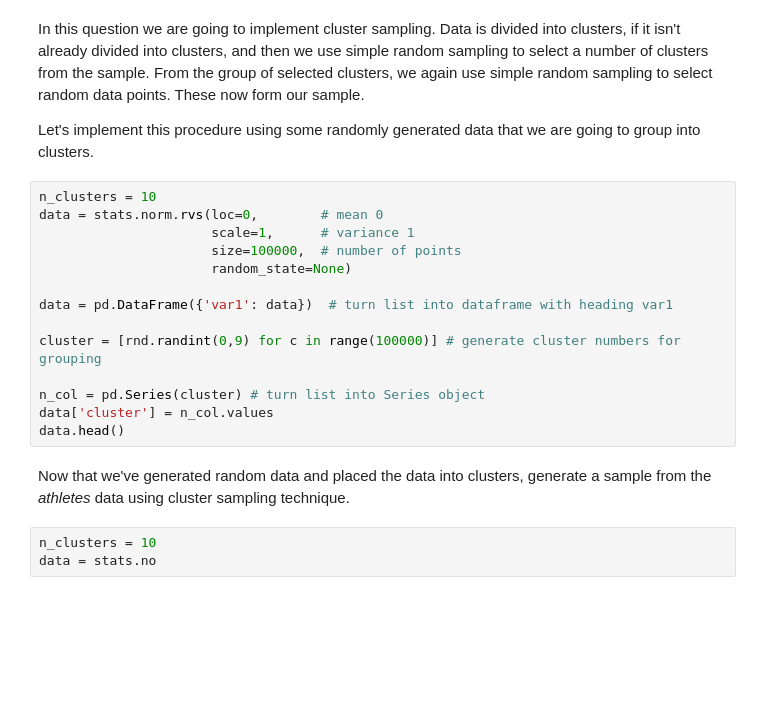
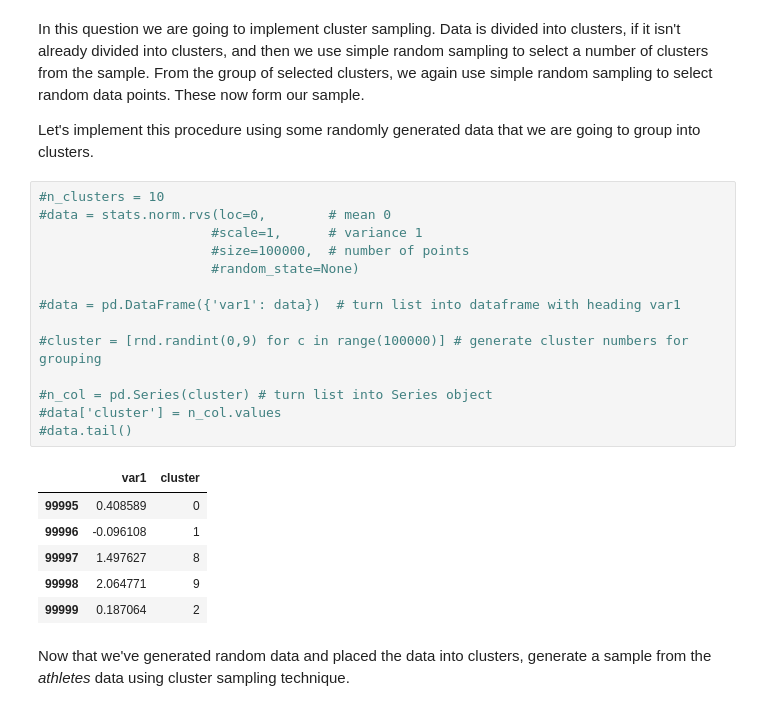
Before and after one commit to MatlotloMagasa/dav_15_HLT_assignment_group_g, a Jupyter notebook: dav_15_HLT_assignment_group_g.ipynb, the cells around one changed output. Saved outputs shown, nothing was run; the diff lists cells and outputs as text; blank space fills up the shorter version.

```diff
--- a/dav_15_HLT_assignment_group_g.ipynb
+++ b/dav_15_HLT_assignment_group_g.ipynb
@@ -203,21 +277,25 @@ In  this question we are going to implement cluster sampling. Data is divided in
 
 Let's implement this procedure using some randomly generated data that we are going to group into clusters.
 # %%
-n_clusters = 10
-data = stats.norm.rvs(loc=0,        # mean 0
-                      scale=1,      # variance 1
-                      size=100000,  # number of points
-                      random_state=None)
+#n_clusters = 10
+#data = stats.norm.rvs(loc=0,        # mean 0
+                      #scale=1,      # variance 1
+                      #size=100000,  # number of points
+                      #random_state=None)
 
-data = pd.DataFrame({'var1': data})  # turn list into dataframe with heading var1
+#data = pd.DataFrame({'var1': data})  # turn list into dataframe with heading var1
 
-cluster = [rnd.randint(0,9) for c in range(100000)] # generate cluster numbers for grouping
+#cluster = [rnd.randint(0,9) for c in range(100000)] # generate cluster numbers for grouping
 
-n_col = pd.Series(cluster) # turn list into Series object
-data['cluster'] = n_col.values
-data.head()
+#n_col = pd.Series(cluster) # turn list into Series object
+#data['cluster'] = n_col.values
+#data.tail()
+# %% [output]
+|  | var1 | cluster |
+| 99995 | 0.408589 | 0 |
+| 99996 | -0.096108 | 1 |
+| 99997 | 1.497627 | 8 |
+| 99998 | 2.064771 | 9 |
+| 99999 | 0.187064 | 2 |
 # %% [markdown]
 Now that we've generated random data and placed the data into clusters, generate a sample from the *athletes* data using cluster sampling technique.
-# %%
-n_clusters = 10
-data = stats.no
```
Also changed, not shown: parts of 14 cells of this notebook.
